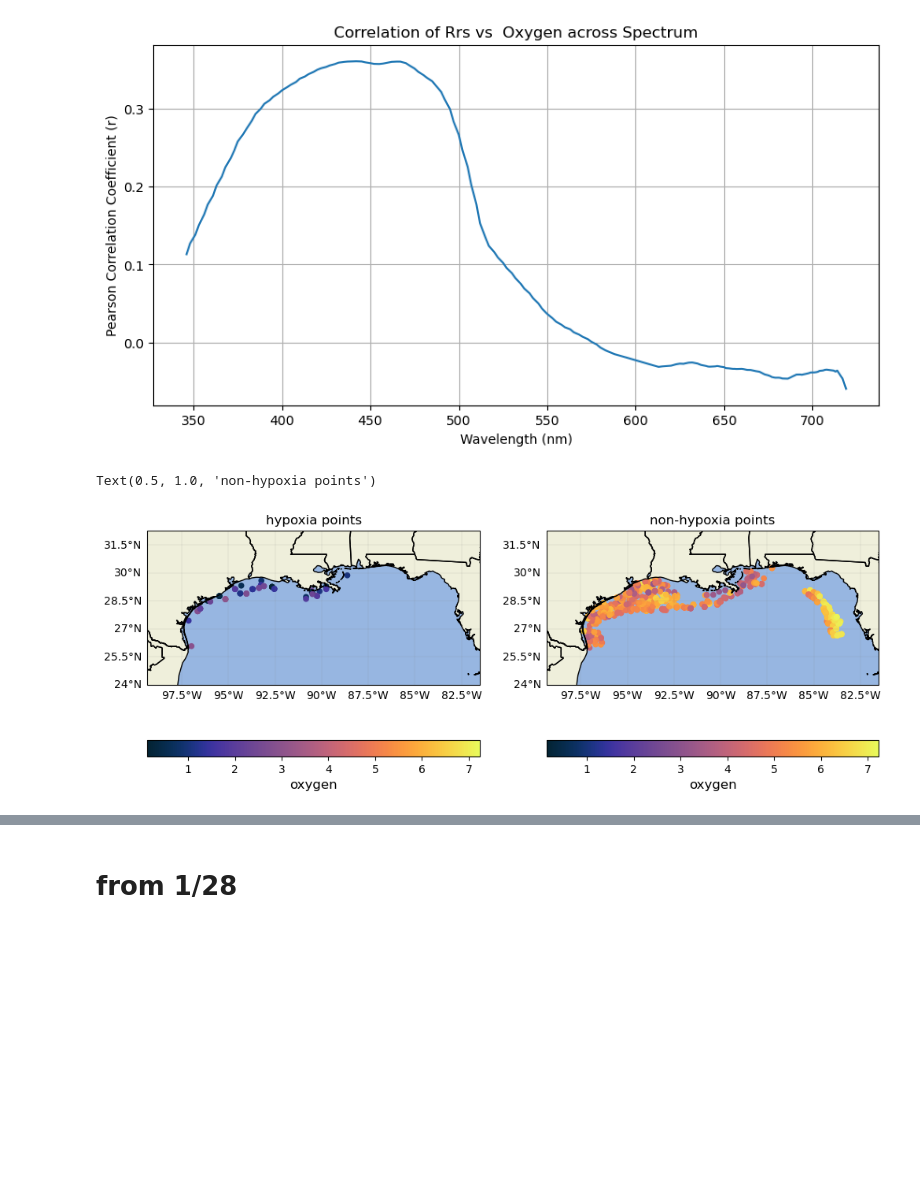
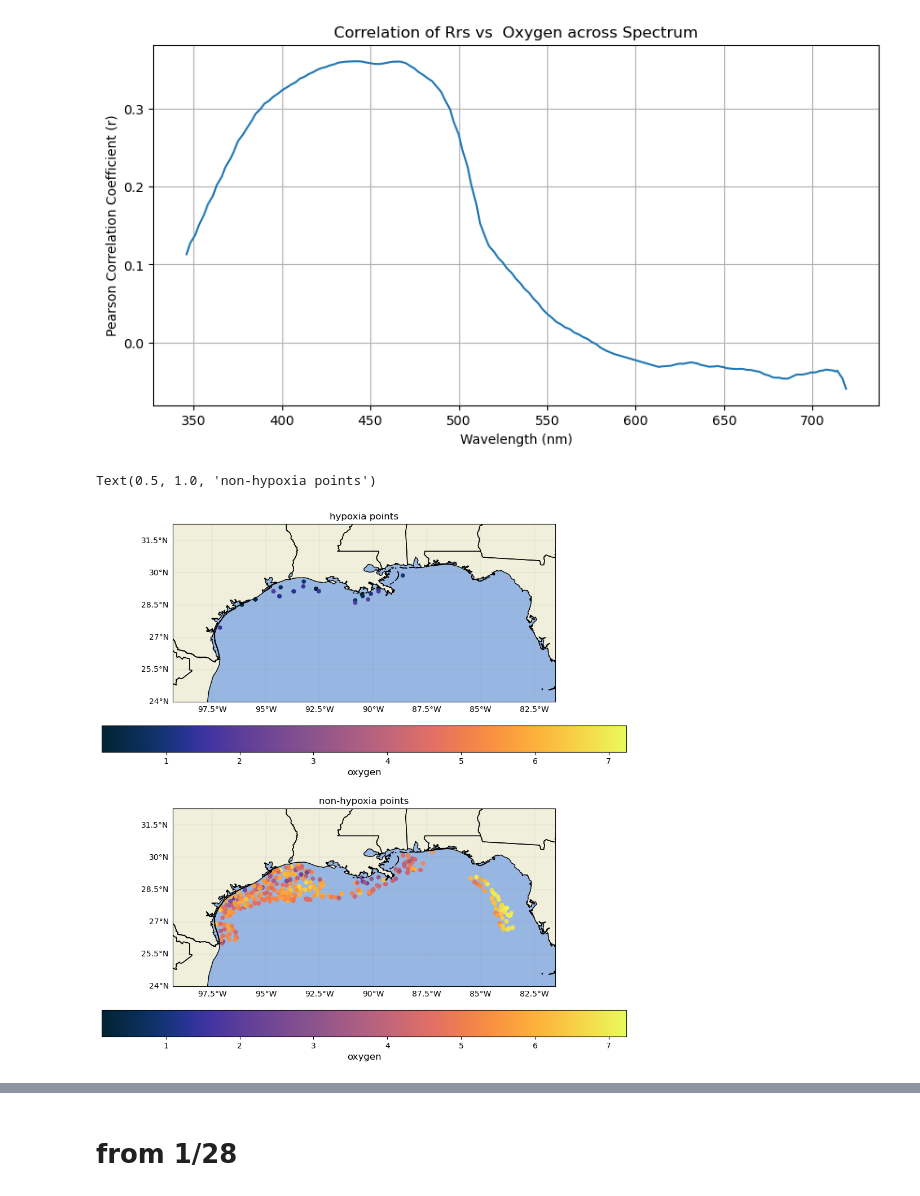
Before and after one commit to fish-pace/2026-proj-hypoxia-zones, a Jupyter notebook: contributor_folders/Giannamilton/noaa 2425 plots.ipynb, the cells around one changed output, grey strips where cells are left out. Saved outputs shown, nothing was run; the diff lists cells and outputs as text; code cells hidden in the pictures; blank space fills up the shorter version.

Commit message:
Add files via upload
fixed the hypoxia bounds to 2 instead of 3

```diff
--- a/contributor_folders/Giannamilton/noaa 2425 plots.ipynb
+++ b/contributor_folders/Giannamilton/noaa 2425 plots.ipynb
@@ -128,11 +129,11 @@ max_wave = max_corr.replace('PRrs', '')
 [figure]
 # %%
 #actually, lets seperate by hypoxia vs not hypoxia
-df_h = df[df['oxygen']<3] #rows of hypoxia
-df_nh= df[df['oxygen']>=3] #rows of no hypoxia
+df_h = df[df['oxygen']<2] #rows of hypoxia
+df_nh= df[df['oxygen']>=2] #rows of no hypoxia
 # %%
-fig=plt.figure(figsize=(12, 9))
-axs1=fig.add_subplot(1,2,1,projection= cartopy.crs.PlateCarree())
+fig=plt.figure(figsize=(12, 12))
+axs1=fig.add_subplot(2,1,1,projection= cartopy.crs.PlateCarree())
 axs1.add_feature(cfeature.LAND)
 axs1.add_feature(cfeature.OCEAN)
 axs1.add_feature(cfeature.BORDERS)
@@ -141,35 +142,35 @@ im=axs1.scatter(df_h.longitude,df_h.latitude,c=df_h.oxygen,cmap=cmo.thermal,s=20
 gl=axs1.gridlines(linewidth=0.2,color='grey',alpha=0.5,linestyle='-',
                 draw_labels=True, x_inline= False,y_inline=False)
 gl.xformatter=LONGITUDE_FORMATTER
 gl.yformatter=LATITUDE_FORMATTER
 gl.top_labels = False    # Disable top labels
 gl.right_labels = False  # Disable right labels
 axs1.set_ylim(min(df.latitude)-2,max(df.latitude)+2)
 axs1.set_xlim(min(df.longitude)-2,max(df.longitude)+2)
 cb=fig.colorbar(im,ax=axs1,orientation='horizontal',pad=0.1)
 cb.set_label('oxygen',fontsize=12)
 axs1.set_title("hypoxia points")
 
-axs2=fig.add_subplot(1,2,2,projection= cartopy.crs.PlateCarree())
+axs2=fig.add_subplot(2,1,2,projection= cartopy.crs.PlateCarree())
 axs2.add_feature(cfeature.LAND)
 axs2.add_feature(cfeature.OCEAN)
 axs2.add_feature(cfeature.BORDERS)
 axs2.add_feature(cfeature.STATES)
 im=axs2.scatter(df_nh.longitude,df_nh.latitude,c=df_nh.oxygen,cmap=cmo.thermal,s=20,vmin=min(df.oxygen), vmax=max(df.oxygen))
 gl=axs2.gridlines(linewidth=0.2,color='grey',alpha=0.5,linestyle='-',
                 draw_labels=True, x_inline= False,y_inline=False)
 gl.xformatter=LONGITUDE_FORMATTER
 gl.yformatter=LATITUDE_FORMATTER
 gl.top_labels = False    # Disable top labels
 gl.right_labels = False  # Disable right labels
 axs2.set_ylim(min(df.latitude)-2,max(df.latitude)+2)
 axs2.set_xlim(min(df.longitude)-2,max(df.longitude)+2)
 cb=fig.colorbar(im,ax=axs2,orientation='horizontal',pad=0.1)
 cb.set_label('oxygen',fontsize=12)
 axs2.set_title("non-hypoxia points")
 # %% [output]
 Text(0.5, 1.0, 'non-hypoxia points')
-[figure, old version]
+[figure, new version]
 # %%
 #need to transform columns so that wavelength is in the rows
 rrs_cols = [c for c in df.columns if 'PRrs' in c]
```
Also changed, not shown: parts of 8 cells of this notebook, 1 other file.
